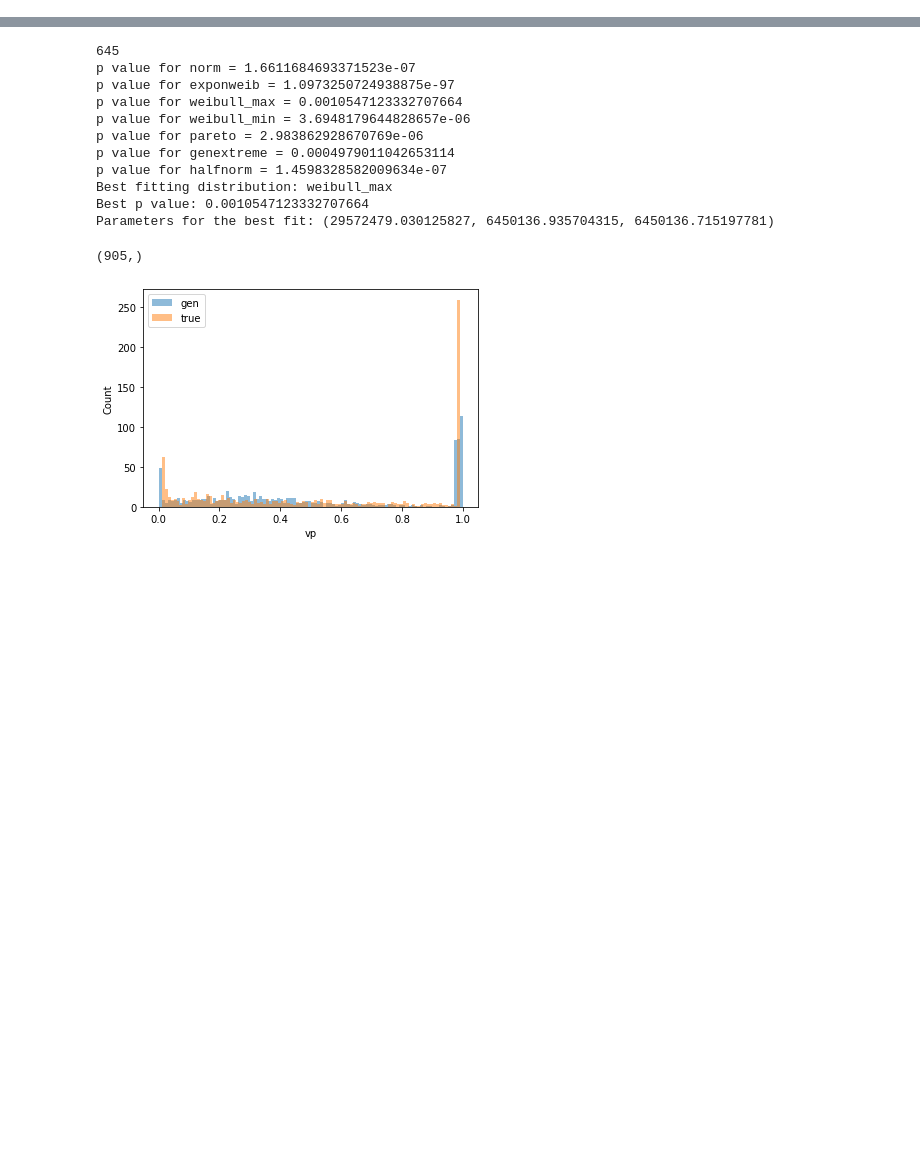
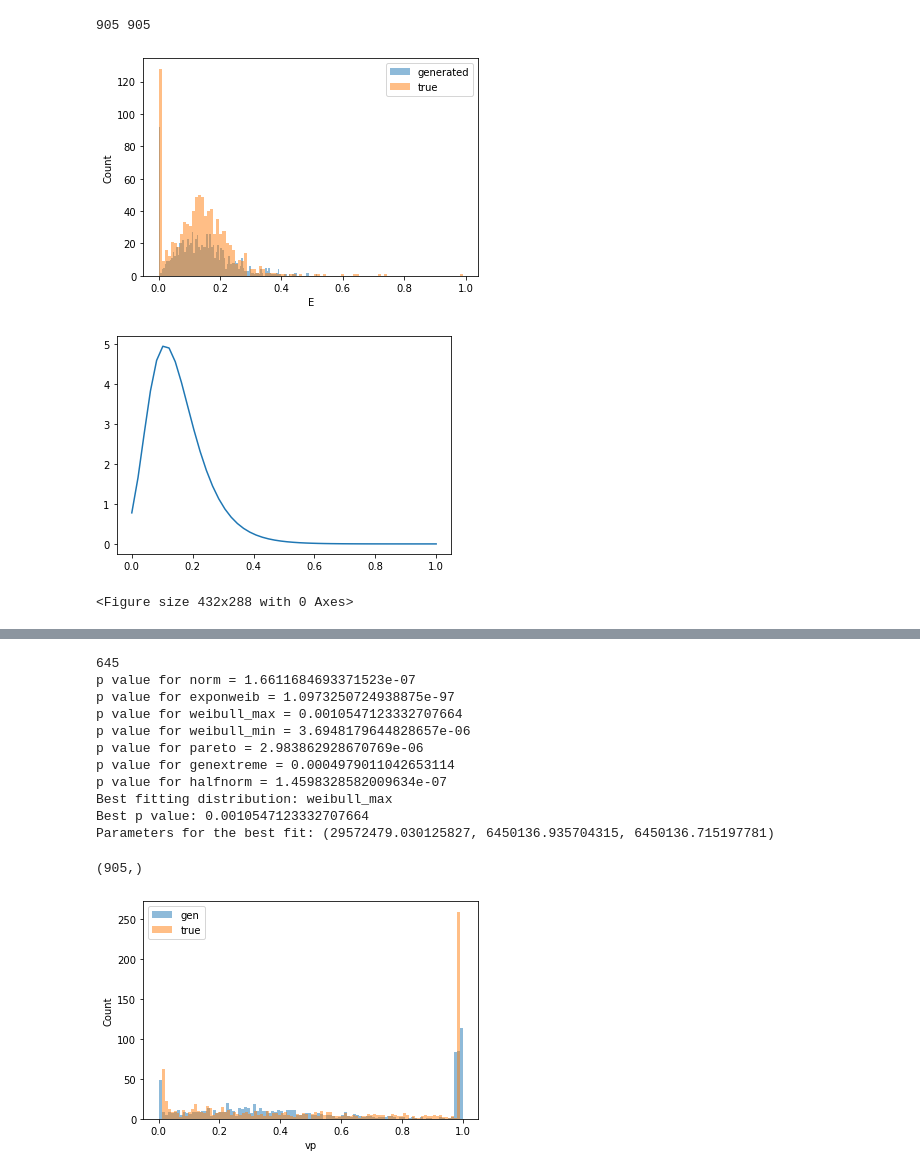
Before and after one commit to Michael-McLaren/MRI_ML, a Jupyter notebook: creating_synthetic_data.ipynb, the cells around one changed output, grey strips where cells are left out. Drawn from its saved outputs; the diff is of its cells as text; code cells hidden in the pictures; blank space fills up the shorter version.

```diff
--- a/creating_synthetic_data.ipynb
+++ b/creating_synthetic_data.ipynb
@@ -107,0 +73,43 @@ Parameters for the best fit: (3.8227816780555406, -0.02062317879656861, 0.020623
+# %%
+
+def E_distribution(num):
+    p = 0.09392265193370165
+    params = (69.70266807226483, 1.0792465008741048, -0.23357477054649745, 0.08955766184221467)
+    start_nums = int(p*num)
+
+    start = np.random.uniform(low = 0, high= 0.001, size = start_nums)
+
+    dist_num = num - start_nums
+    gen_data_Fp = st.exponweib.rvs(params[0], params[1], params[2], params[3], size=dist_num)
+    gen_data_Fp = np.array(gen_data_Fp)
+
+    true_dist = np.concatenate((start, gen_data_Fp), axis=None)
+
+    true_dist[true_dist < 0] = 0.0001
+
+
+
+    return true_dist
+
+gen_data = E_distribution(E_list_uterus.size)
+print(gen_data.size, E_list_uterus.size)
+
+plt.hist(gen_data, bins = 100, label='generated', alpha = 0.5)
+plt.hist(E_list_uterus, bins = 100, label = 'true', alpha = 0.5)
+plt.xlabel('E')
+plt.ylabel('Count')
+plt.legend()
+plt.show()
+plt.clf()
+
+params = (69.70266807226483, 1.0792465008741048, -0.23357477054649745, 0.08955766184221467)
+a, c, loc, scale = params
+x = np.linspace(0,1)
+plt.plot(x, st.exponweib.pdf(x, params[0], params[1], params[2], params[3]))
+plt.show()
+plt.clf()
+# %% [output]
+905 905
+[figure, added]
+[figure, added]
+<Figure size 432x288 with 0 Axes>
```
Also changed, not shown: parts of 7 cells of this notebook.
